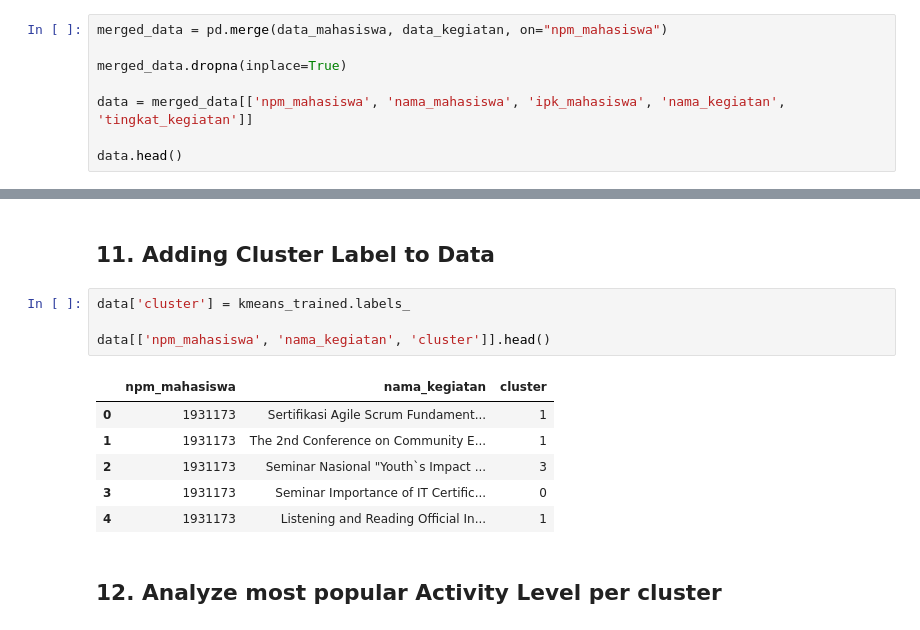
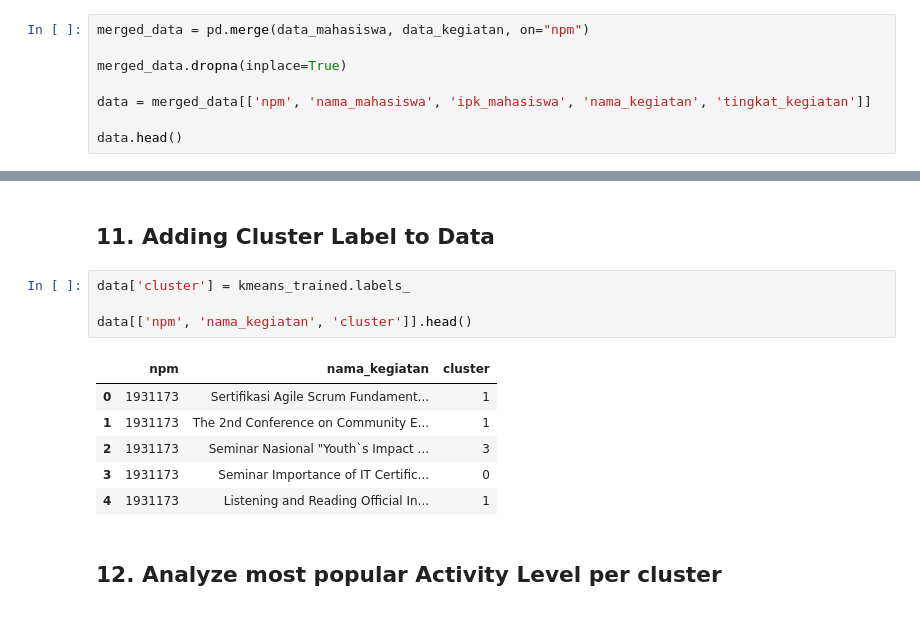
Before and after one commit to randyhg/test-profiler-ml, a Jupyter notebook: activity-preference/activity-preference.ipynb, the cells around one changed output, grey strips where cells are left out. Saved outputs shown, nothing was run; the diff lists cells and outputs as text.

```diff
--- a/activity-preference/activity-preference.ipynb
+++ b/activity-preference/activity-preference.ipynb
@@ -40,11 +40,11 @@ data_kegiatan.head()
 # %% [markdown]
 ## 2. Merge and Clean Data
 # %%
-merged_data = pd.merge(data_mahasiswa, data_kegiatan, on="npm_mahasiswa")
+merged_data = pd.merge(data_mahasiswa, data_kegiatan, on="npm")
 
 merged_data.dropna(inplace=True)
 
-data = merged_data[['npm_mahasiswa', 'nama_mahasiswa', 'ipk_mahasiswa', 'nama_kegiatan', 'tingkat_kegiatan']]
+data = merged_data[['npm', 'nama_mahasiswa', 'ipk_mahasiswa', 'nama_kegiatan', 'tingkat_kegiatan']]
 
 data.head()
 # %% [output]
@@ -190,9 +190,9 @@ dump(kmeans_trained, 'activity-preference-model.joblib')
 # %%
 data['cluster'] = kmeans_trained.labels_
 
-data[['npm_mahasiswa', 'nama_kegiatan', 'cluster']].head()
+data[['npm', 'nama_kegiatan', 'cluster']].head()
 # %% [output]
-|  | npm_mahasiswa | nama_kegiatan | cluster |
+|  | npm | nama_kegiatan | cluster |
 | 0 | 1931173 | Sertifikasi Agile Scrum Fundament... | 1 |
 | 1 | 1931173 | The 2nd Conference on Community E... | 1 |
 | 2 | 1931173 | Seminar Nasional "Youth`s Impact ... | 3 |
```
Also changed, not shown: parts of 7 cells of this notebook, 6 other files.
